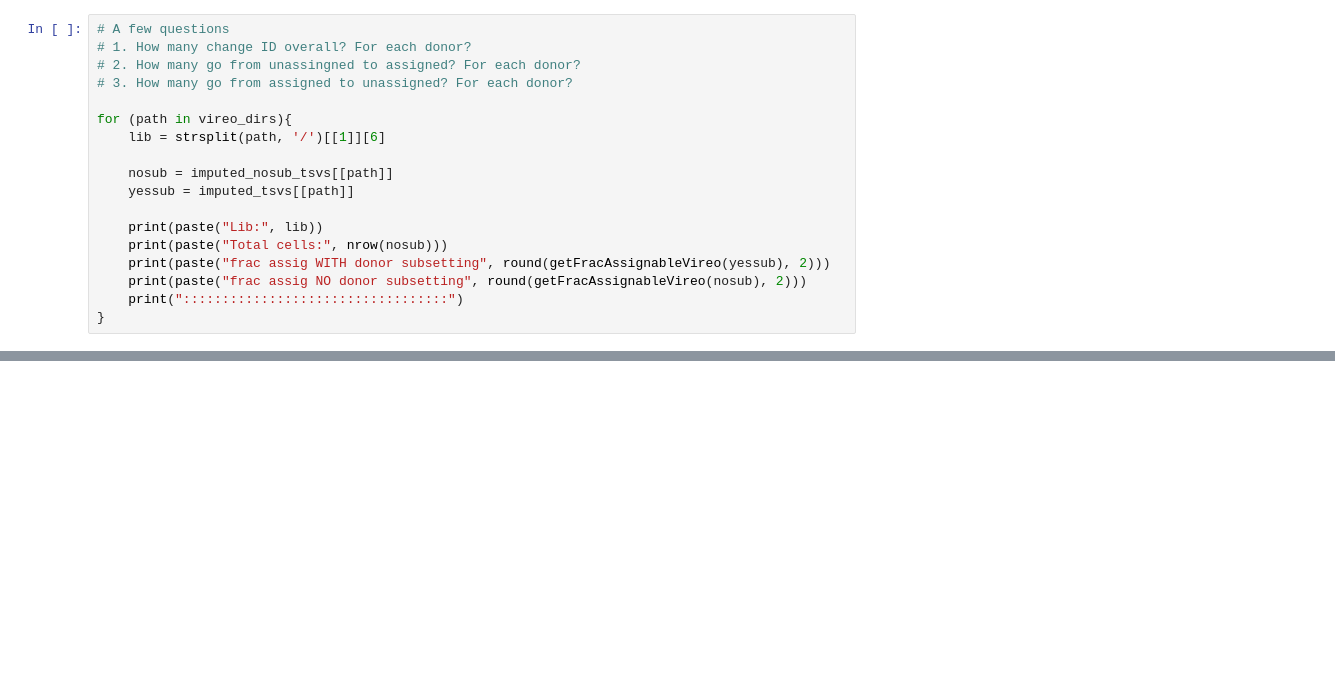
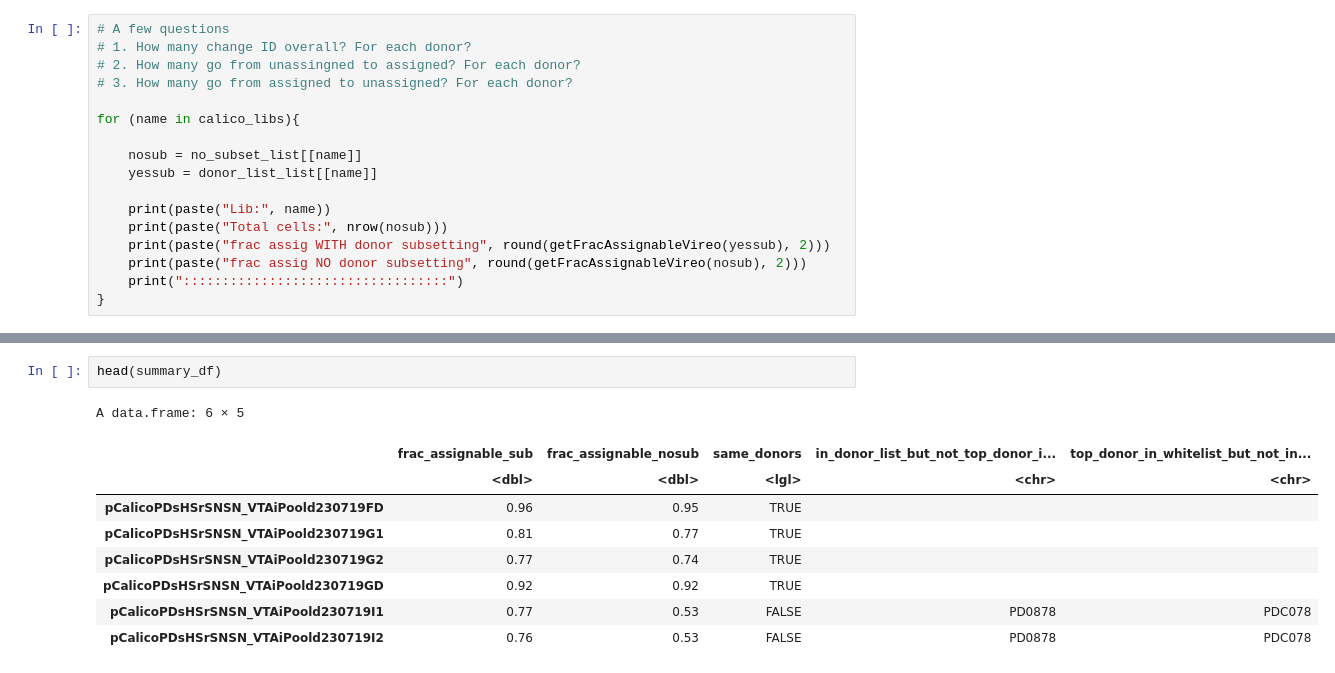
Before and after one commit to bdferris642/sc-online, a Jupyter notebook: notebooks/lab_mtg_20240229/all-donors-vs-subset.ipynb, the cells around one changed output, grey strips where cells are left out. Drawn from its saved outputs; the diff is of its cells as text; blank space fills up the shorter version.

```diff
--- a/notebooks/lab_mtg_20240229/all-donors-vs-subset.ipynb
+++ b/notebooks/lab_mtg_20240229/all-donors-vs-subset.ipynb
@@ -56,13 +40,12 @@ source("~/sc-online/utils.R")
 # 2. How many go from unassingned to assigned? For each donor?
 # 3. How many go from assigned to unassigned? For each donor?
 
-for (path in vireo_dirs){
-    lib = strsplit(path, '/')[[1]][6]
+for (name in calico_libs){
 
-    nosub = imputed_nosub_tsvs[[path]]
-    yessub = imputed_tsvs[[path]]
+    nosub = no_subset_list[[name]]
+    yessub = donor_list_list[[name]]
 
-    print(paste("Lib:", lib))
+    print(paste("Lib:", name))
     print(paste("Total cells:", nrow(nosub)))
     print(paste("frac assig WITH donor subsetting", round(getFracAssignableVireo(yessub), 2)))
     print(paste("frac assig NO donor subsetting", round(getFracAssignableVireo(nosub), 2)))
@@ -88,0 +218,12 @@ for (path in vireo_dirs){
+# %%
+head(summary_df)
+# %% [output]
+A data.frame: 6 × 5
+|  | frac_assignable_sub | frac_assignable_nosub | same_donors | in_donor_list_but_not_top_donor_i... | top_donor_in_whitelist_but_not_in... |
+|  | <dbl> | <dbl> | <lgl> | <chr> | <chr> |
+| pCalicoPDsHSrSNSN_VTAiPoold230719FD | 0.96 | 0.95 | TRUE |  |  |
+| pCalicoPDsHSrSNSN_VTAiPoold230719G1 | 0.81 | 0.77 | TRUE |  |  |
+| pCalicoPDsHSrSNSN_VTAiPoold230719G2 | 0.77 | 0.74 | TRUE |  |  |
+| pCalicoPDsHSrSNSN_VTAiPoold230719GD | 0.92 | 0.92 | TRUE |  |  |
+| pCalicoPDsHSrSNSN_VTAiPoold230719I1 | 0.77 | 0.53 | FALSE | PD0878 | PDC078 |
+| pCalicoPDsHSrSNSN_VTAiPoold230719I2 | 0.76 | 0.53 | FALSE | PD0878 | PDC078 |
```
Also changed, not shown: parts of 34 cells of this notebook.
